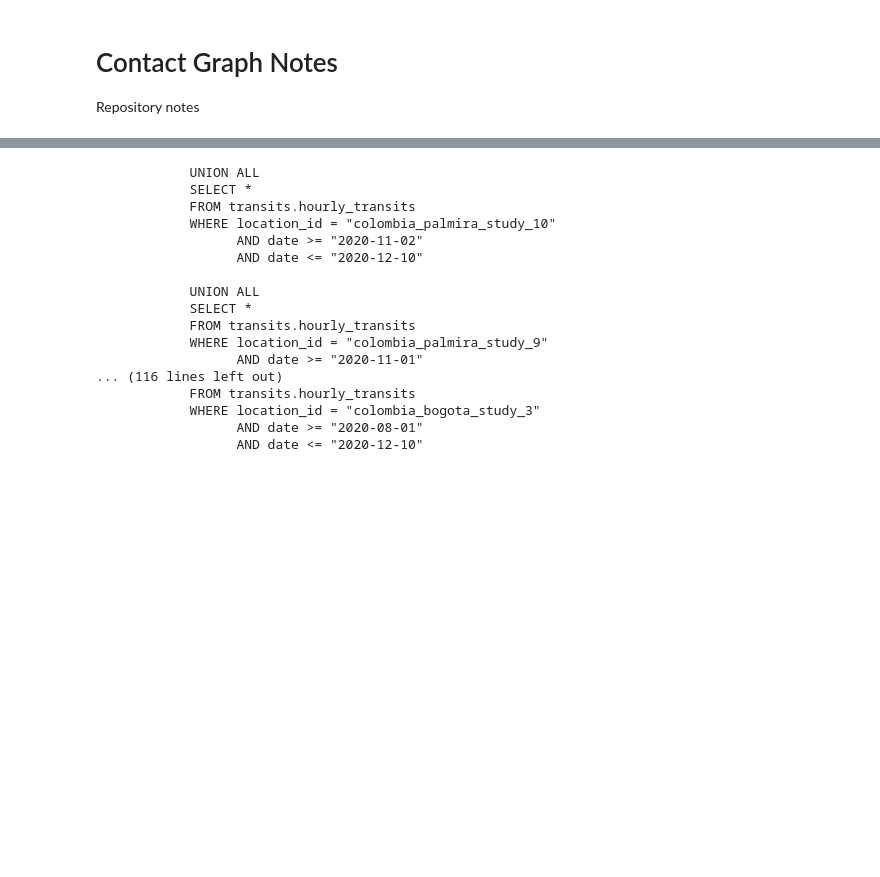
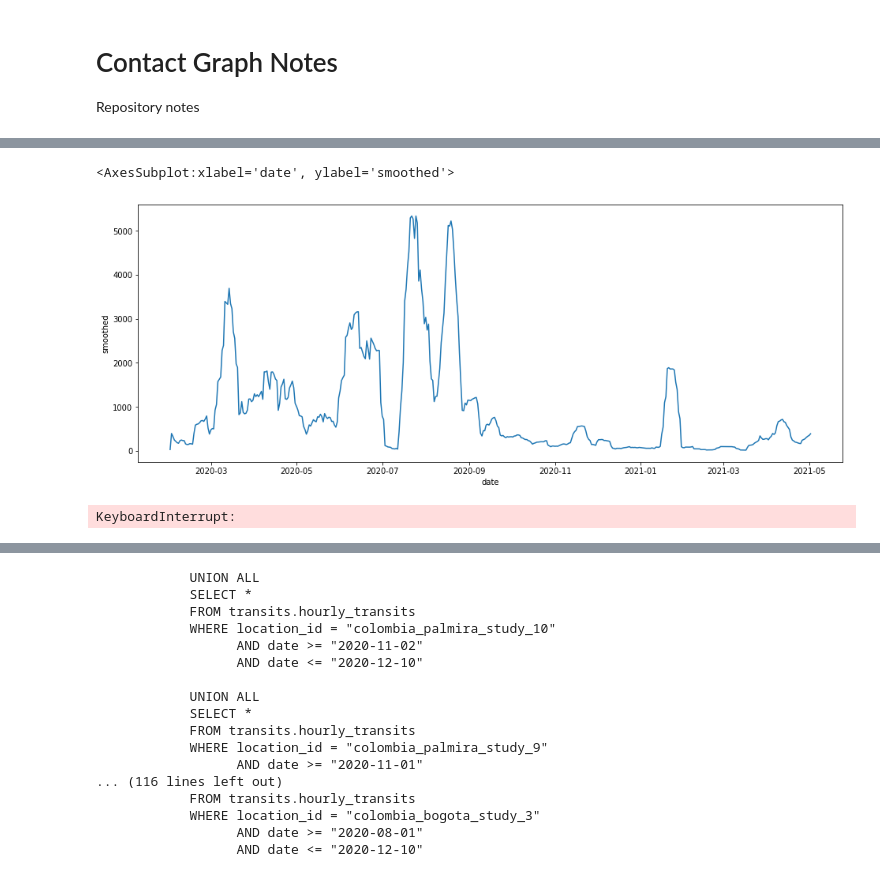
Before and after one commit to minigonche/covid_contact_graphs, a Jupyter notebook: Notes.ipynb, the cells around one changed output, grey strips where cells are left out. Drawn from its saved outputs; the diff is of its cells as text; code cells hidden in the pictures; blank space fills up the shorter version.

```diff
--- a/Notes.ipynb
+++ b/Notes.ipynb
@@ -23,0 +7,8 @@ df
+# %%
+import pandas as pd
+import functions.utils as utils
+from google.cloud import bigquery
+import seaborn as sns
+from matplotlib import pyplot as plt
+
+client = bigquery.Client(location="US")
@@ -23,0 +77,46 @@ df
+# %%
+def smooth_curve(ser, days):
+    '''
+    Method that smoothes a curve given the days and preserves the integral
+    '''
+
+    total = ser.sum()
+
+    # Smoothes
+    resp =  ser.rolling(days,  min_periods=1).mean()
+    resp = resp + (total - resp.sum())/resp.size
+
+    return(resp)
+# %%
+
+
+min_accuracy = 4
+min_distance = 4
+min_time = 2
+
+df_plot = df_contacts[(df_contacts.accuracy < min_accuracy)
+                      & (df_contacts.distance < min_distance)
+                      & (df_contacts.time_difference <= min_time)]
+
+df_plot = df_plot[['date', 'total']].groupby('date').sum().reset_index()
+
+df_plot['smoothed'] = smooth_curve(df_plot.total, 10)
+
+plt.figure(figsize=(16, 6))
+sns.lineplot(data = df_plot, x = 'date', y = 'smoothed')
+# %% [output]
+<AxesSubplot:xlabel='date', ylabel='smoothed'>
+[figure, added]
+# %%
+# Explore contacts
+
+query = """
+SELECT identifier, date
+FROM `grafos-alcaldia-bogota.transits.hourly_transits`
+WHERE location_id = "colombia_bogota"
+GROUP BY identifier, date
+"""
+
+df_transits = utils.run_simple_query(client,query,allow_large_results = True)
+# %% [output]
+KeyboardInterrupt:
```
Also changed, not shown: parts of 8 cells of this notebook, 8 other files.
